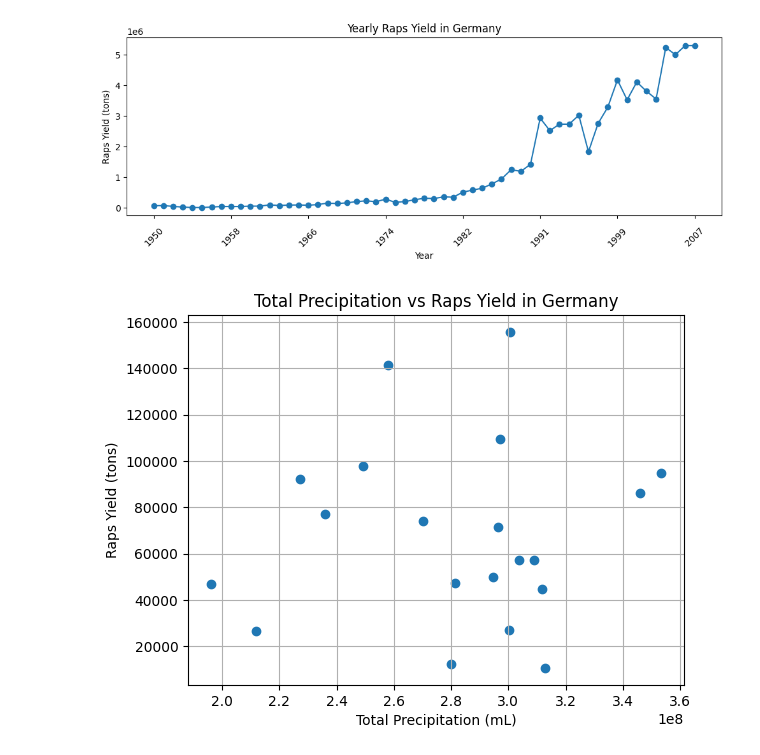
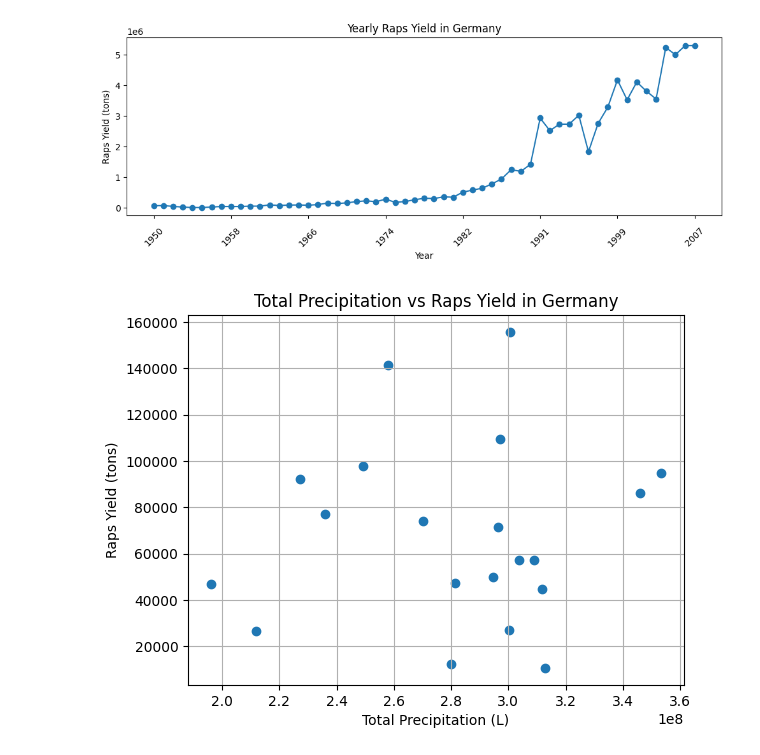
Before and after one commit to gespel/CropYieldModel, a Jupyter notebook: main.ipynb, the cells around one changed output. Cells and saved outputs as stored; diff of their text form; code cells hidden in the pictures.

```diff
--- a/main.ipynb
+++ b/main.ipynb
@@ -6,16 +6,10 @@ import tqdm
 import numpy as np
 # %%
 files = []
-counter = 0
-
 
 for file in os.listdir('.data'):
     if file.endswith('.nc'):
-        if counter > 100:
-            break
         files.append(file)
-
-        counter += 1
 
 files_sorted = sorted(files, key=lambda x: x.split('_')[3])
 print(files_sorted)
@@ -26,6 +20,10 @@ nc_files = [f for f in files_sorted if f.endswith('.nc')]
 
 results = []
 for file in tqdm.tqdm(nc_files, desc="Processing files"):
+    if not file.endswith('.nc'):
+        continue
+    if not file.split('_')[0] == "pr":
+        continue
     filename = os.path.join('.data', file)
     avg_precip = monthly_total_germany(filename)
     results.append((file.split('_')[3], avg_precip[1]))
@@ -40,7 +38,7 @@ for i, r in enumerate(results):
         overall_monthly_average_totals[j] = (overall_monthly_average_totals[j][0], overall_monthly_average_totals[j][1] + month)
 overall_precipitation = [x[1] / len(results) for x in overall_monthly_average_totals]
 
-fit_curve = np.polyfit(range(len(months)), overall_precipitation, 3)
+fit_curve = np.polyfit(range(len(months)), overall_precipitation, 1)
 fit_func = np.poly1d(fit_curve)
 plt.plot(months, fit_func(range(len(months))), label='Overall Fit', linestyle='--')
 plt.xlabel('Month')
@@ -56,6 +53,10 @@ plt.show()
 yearly_precipitation = []
 for file in tqdm.tqdm(files_sorted, desc="Processing files"):
     filename = os.path.join('.data', file)
+    if not file.endswith('.nc'):
+        continue
+    if not file.split('_')[0] == "pr":
+        continue
     yearly_precipitation.append((file.split('_')[3], total_precipitation(filename)))
 
 print(yearly_precipitation)
@@ -157,18 +158,18 @@ plt.show()
 # %%
 plot_raps_tuple_list = []
 
 for i in yearly_precipitation[:20]:
     try:
         if yearly_raps_yield('.data/41241-0002_de_flat.csv', int(i[0])) is not None:
                 plot_raps_tuple_list.append((i[1], yearly_raps_yield('.data/41241-0002_de_flat.csv', int(i[0]))))
     except (ValueError, TypeError):
         pass
 
 plt.scatter([x[0] for x in plot_raps_tuple_list], [x[1] for x in plot_raps_tuple_list])
-plt.xlabel('Total Precipitation (mL)')
+plt.xlabel('Total Precipitation (L)')
 plt.ylabel('Raps Yield (tons)')
 plt.title('Total Precipitation vs Raps Yield in Germany')
 plt.grid()
 plt.show()
 # %% [output]
-[figure, old version]
+[figure, new version]
```
Also changed, not shown: parts of 1 cell of this notebook, 2 other files.
